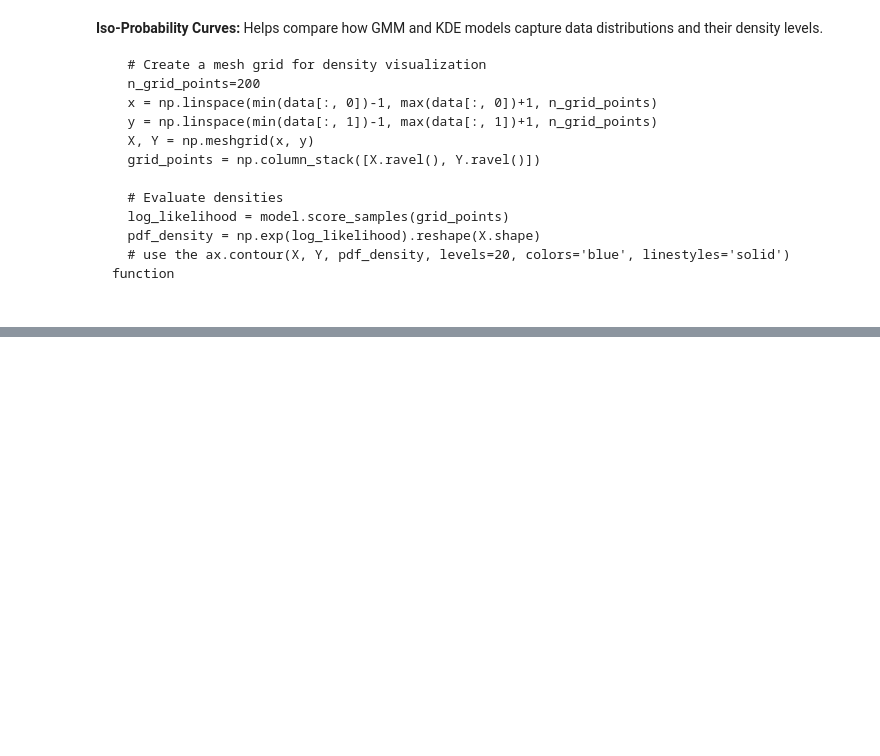
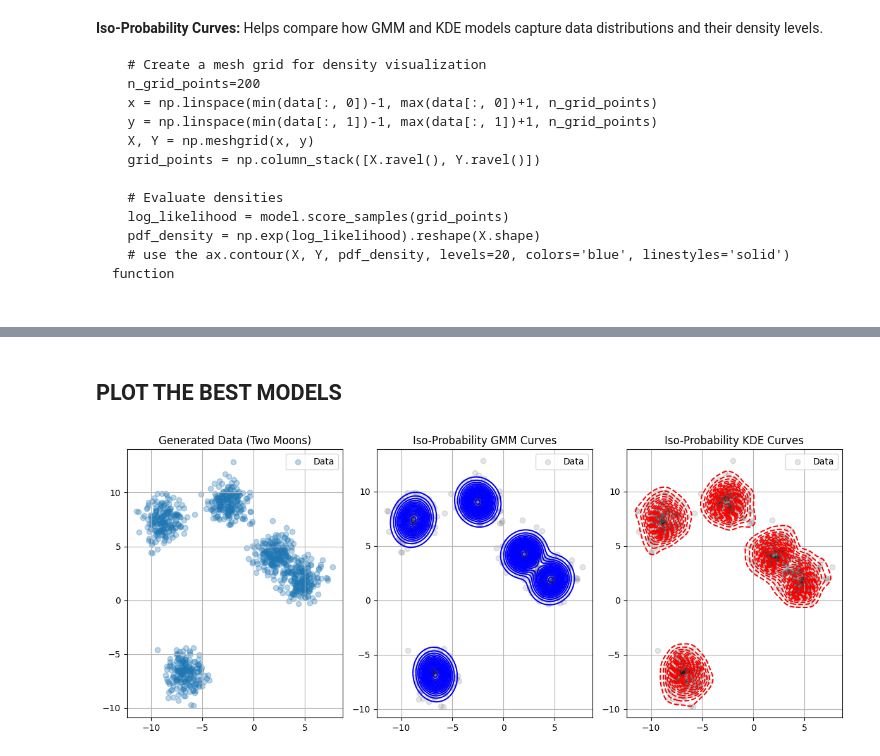
Before and after one commit to supsi-dacd-isaac/TeachDecisionMakingUncertainty, a Jupyter notebook: excercice_model_fitting_and_selection.ipynb, the cells around one changed output, grey strips where cells are left out. Drawn from its saved outputs; the diff is of its cells as text; code cells hidden in the pictures; blank space fills up the shorter version.

```diff
--- a/excercice_model_fitting_and_selection.ipynb
+++ b/excercice_model_fitting_and_selection.ipynb
@@ -446,0 +402,28 @@ plt.show()
+# %%
+LL_list = []
+
+# print log-likelihood
+bandwidth_list = [2,3,4,5,6,7,8,9,10,15,20,25,30,50]
+for h in bandwidth_list:
+
+  KDE = KernelDensity(kernel='gaussian', bandwidth=h)
+  KDE.fit(data)
+
+  LL = np.sum(KDE.score_samples(data) ) # Log-Likelihood
+  # BIC = KDE.bic(data) # BIC score # ❌ not implemented  --> KDE IS NON PARAMETRIC
+  LL_list.append(LL)
+
+  print(f'Log-Lik KDE with h={h} bandwidth: ', LL)
+
+
+
+# KernelDensity does not implement .bic() or .aic() since KDE is a nonparametric model and the number of parameters is not defined.
+# The standard approach is cross-validation for bandwidth (empirical validation):
+
+from sklearn.model_selection import GridSearchCV
+params = {'bandwidth': np.logspace(-2,1,20)}
+grid = GridSearchCV(KernelDensity(kernel='gaussian'), params)
+grid.fit(data)
+
+best_kde = grid.best_estimator_
+print('FOR THE SELECTED DATA SET, THE BEST BANDWIDTH IS ...🥁🥁🥁🥁🥁... h=', best_kde.bandwidth)
@@ -446,0 +446,7 @@ plt.show()
+# %% [markdown]
+## PLOT THE BEST MODELS
+# %%
+# use now the plotter to visualize the best models
+plot_iso_probability_curves(best_gmm, best_kde, data)
+# %% [output]
+[figure, added]
```
Also changed, not shown: parts of 12 cells of this notebook.
